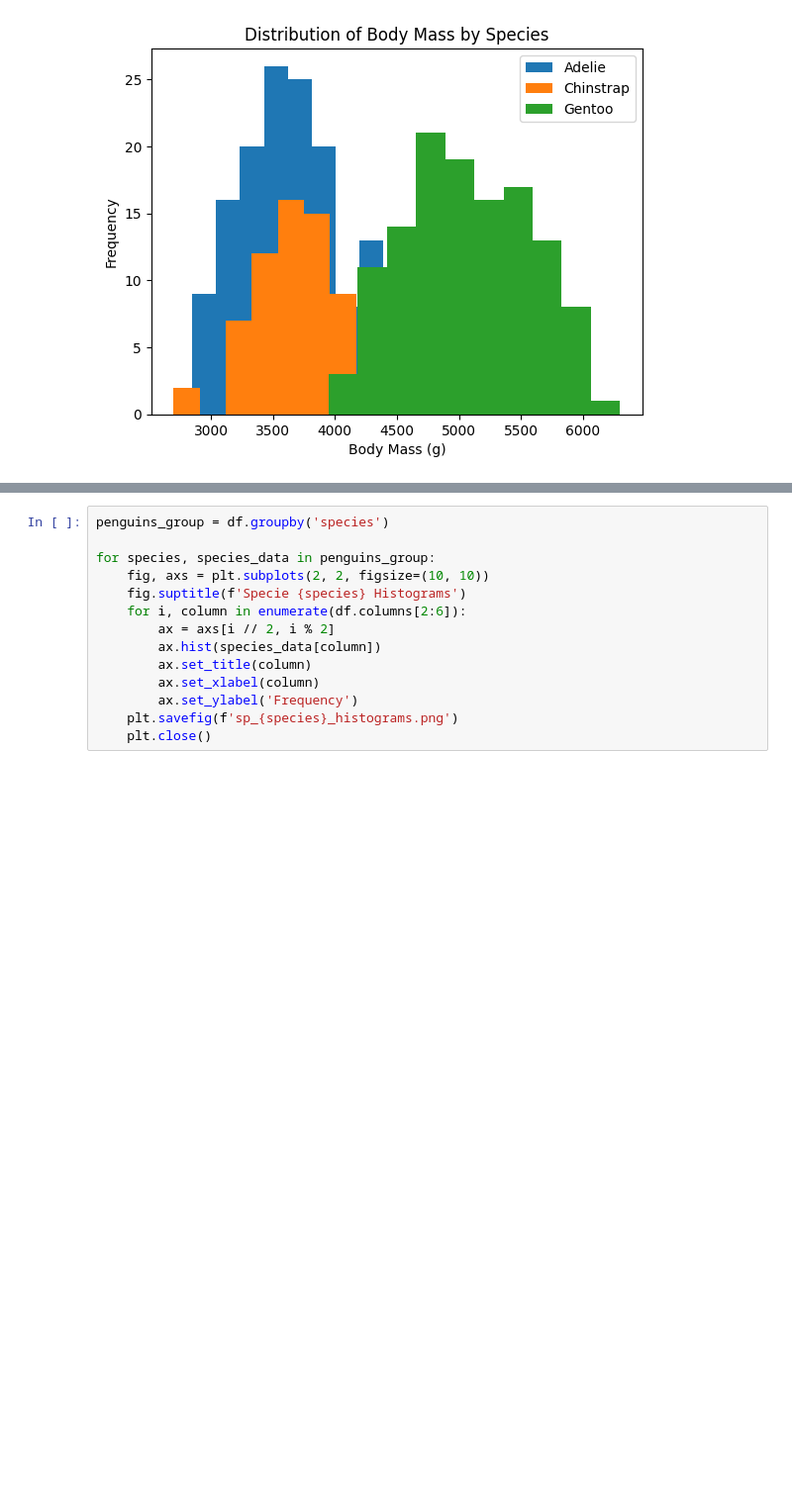
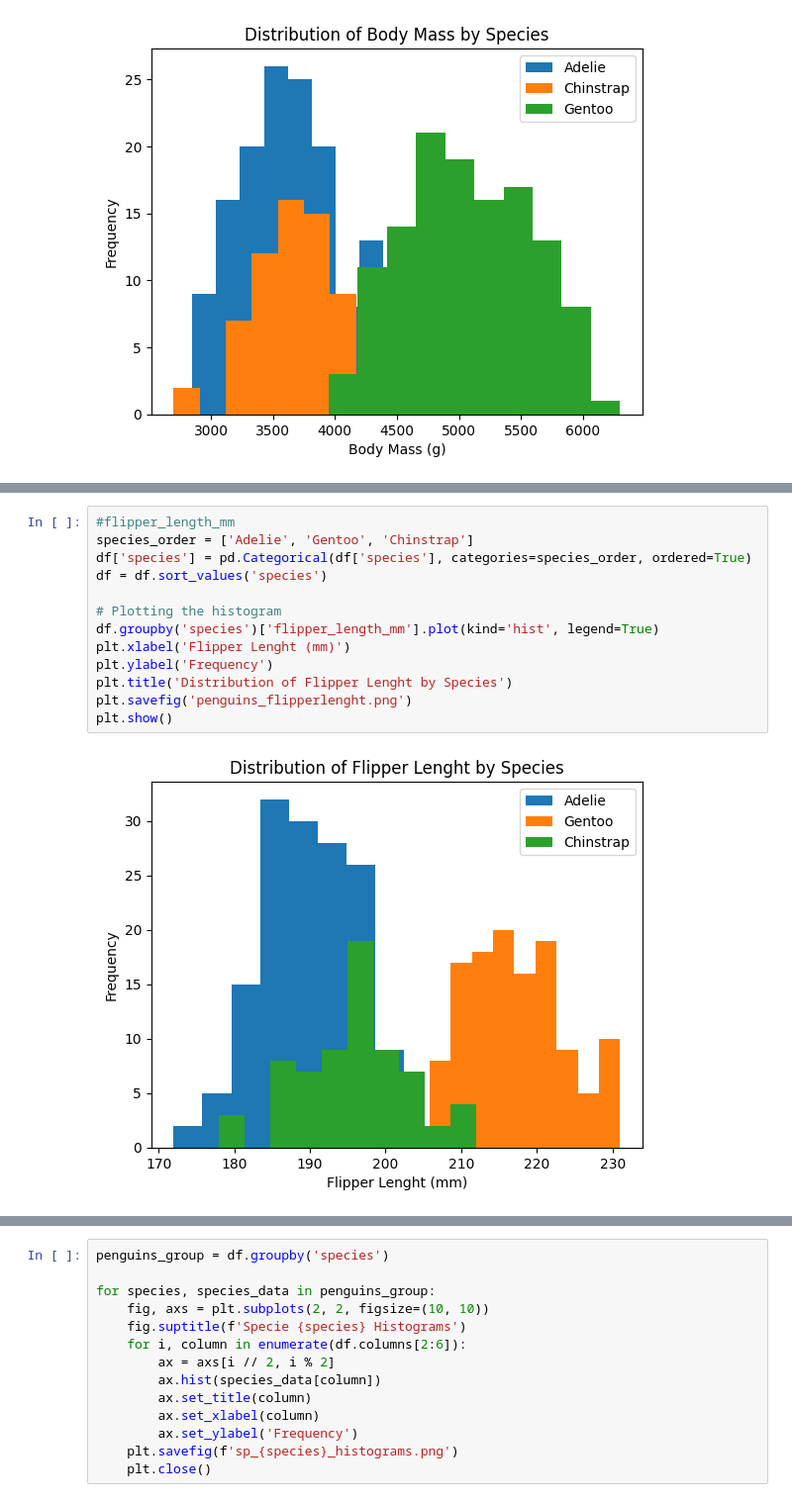
Before and after one commit to gusgoes/weekly-tasks, a Jupyter notebook: penguins.ipynb, the cells around one changed output, grey strips where cells are left out. Shown at 99% size. Saved outputs shown, nothing was run; the diff lists cells and outputs as text; blank space fills up the shorter version.

```diff
--- a/penguins.ipynb
+++ b/penguins.ipynb
@@ -156,0 +185,15 @@ plt.show()
+# %%
+#flipper_length_mm
+species_order = ['Adelie', 'Gentoo', 'Chinstrap']
+df['species'] = pd.Categorical(df['species'], categories=species_order, ordered=True)
+df = df.sort_values('species')
+
+# Plotting the histogram
+df.groupby('species')['flipper_length_mm'].plot(kind='hist', legend=True)
+plt.xlabel('Flipper Lenght (mm)')
+plt.ylabel('Frequency')
+plt.title('Distribution of Flipper Lenght by Species')
+plt.savefig('penguins_flipperlenght.png')
+plt.show()
+# %% [output]
+[figure, added]
```
Also changed, not shown: parts of 5 cells of this notebook, 7 other files.
